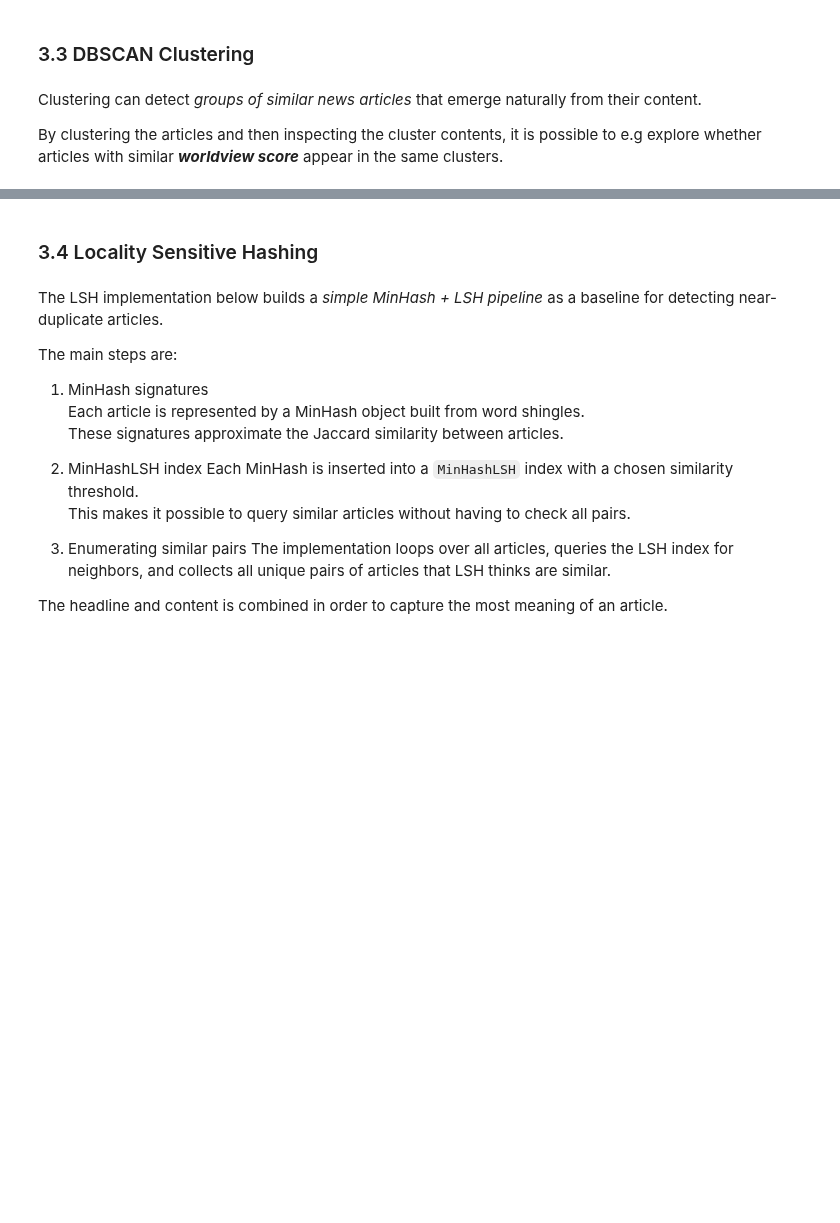
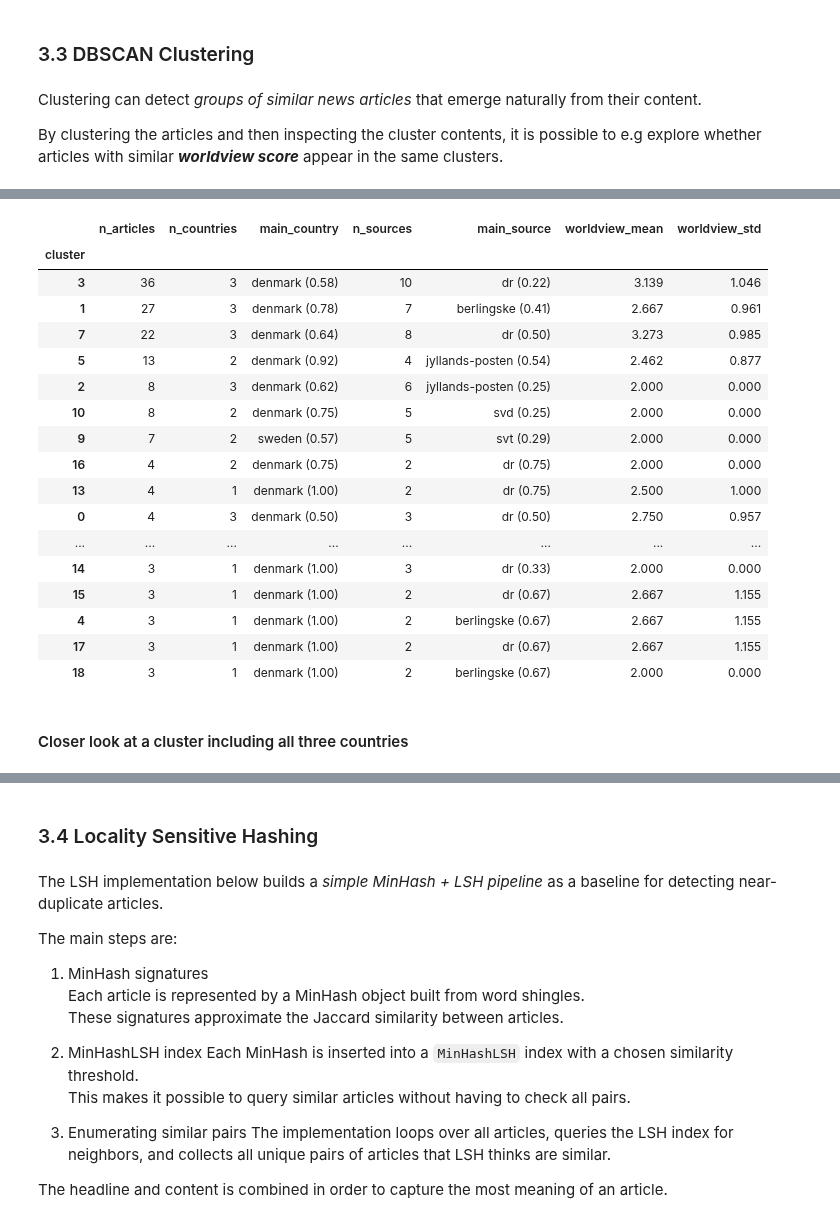
Before and after one commit to malinhauglandh/scandinavian-news-articles, a Jupyter notebook: news-articles.ipynb, the cells around one changed output, grey strips where cells are left out. Saved outputs shown, nothing was run; the diff lists cells and outputs as text; code cells hidden in the pictures; blank space fills up the shorter version.

```diff
--- a/news-articles.ipynb
+++ b/news-articles.ipynb
@@ -808,0 +706,59 @@ for cluster_id in largest_clusters.index:
+# %%
+def summarize_clusters(cluster_df):
+    """
+    Create a summary table with basic stats for each cluster (excluding noise).
+    """
+    df = cluster_df.copy()
+    df = df[df['cluster'] != -1]   # drop noise
+
+    def dominant_value(s):
+        vc = s.value_counts()
+        if len(vc) == 0:
+            return None
+        top = vc.index[0]
+        frac = vc.iloc[0] / vc.sum()
+        return f"{top} ({frac:.2f})"
+
+    summary = (df
+        .groupby('cluster')
+        .agg(
+            n_articles=('cluster', 'size'),
+            n_countries=('country', lambda x: x.nunique()),
+            main_country=('country', dominant_value),
+            n_sources=('source', lambda x: x.nunique()),
+            main_source=('source', dominant_value),
+            worldview_mean=('worldview_score', 'mean'),
+            worldview_std=('worldview_score', 'std')
+        )
+        .sort_values('n_articles', ascending=False)
+        .round({'worldview_mean': 3, 'worldview_std': 3})
+    )
+
+    return summary
+
+best_eps = 0.3
+_, best_cluster_df, best_cluster_counts = clustering_results[best_eps]
+
+cluster_summary = summarize_clusters(best_cluster_df)
+display(cluster_summary)
+# %% [output]
+|  | n_articles | n_countries | main_country | n_sources | main_source | worldview_mean | worldview_std |
+| cluster |  |  |  |  |  |  |  |
+| 3 | 36 | 3 | denmark (0.58) | 10 | dr (0.22) | 3.139 | 1.046 |
+| 1 | 27 | 3 | denmark (0.78) | 7 | berlingske (0.41) | 2.667 | 0.961 |
+| 7 | 22 | 3 | denmark (0.64) | 8 | dr (0.50) | 3.273 | 0.985 |
+| 5 | 13 | 2 | denmark (0.92) | 4 | jyllands-posten (0.54) | 2.462 | 0.877 |
+| 2 | 8 | 3 | denmark (0.62) | 6 | jyllands-posten (0.25) | 2.000 | 0.000 |
+| 10 | 8 | 2 | denmark (0.75) | 5 | svd (0.25) | 2.000 | 0.000 |
+| 9 | 7 | 2 | sweden (0.57) | 5 | svt (0.29) | 2.000 | 0.000 |
+| 16 | 4 | 2 | denmark (0.75) | 2 | dr (0.75) | 2.000 | 0.000 |
+| 13 | 4 | 1 | denmark (1.00) | 2 | dr (0.75) | 2.500 | 1.000 |
+| 0 | 4 | 3 | denmark (0.50) | 3 | dr (0.50) | 2.750 | 0.957 |
+| ... | ... | ... | ... | ... | ... | ... | ... |
+| 14 | 3 | 1 | denmark (1.00) | 3 | dr (0.33) | 2.000 | 0.000 |
+| 15 | 3 | 1 | denmark (1.00) | 2 | dr (0.67) | 2.667 | 1.155 |
+| 4 | 3 | 1 | denmark (1.00) | 2 | berlingske (0.67) | 2.667 | 1.155 |
+| 17 | 3 | 1 | denmark (1.00) | 2 | dr (0.67) | 2.667 | 1.155 |
+| 18 | 3 | 1 | denmark (1.00) | 2 | berlingske (0.67) | 2.000 | 0.000 |
+# %% [markdown]
+#### Closer look at a cluster including all three countries
```
Also changed, not shown: parts of 23 cells of this notebook.
